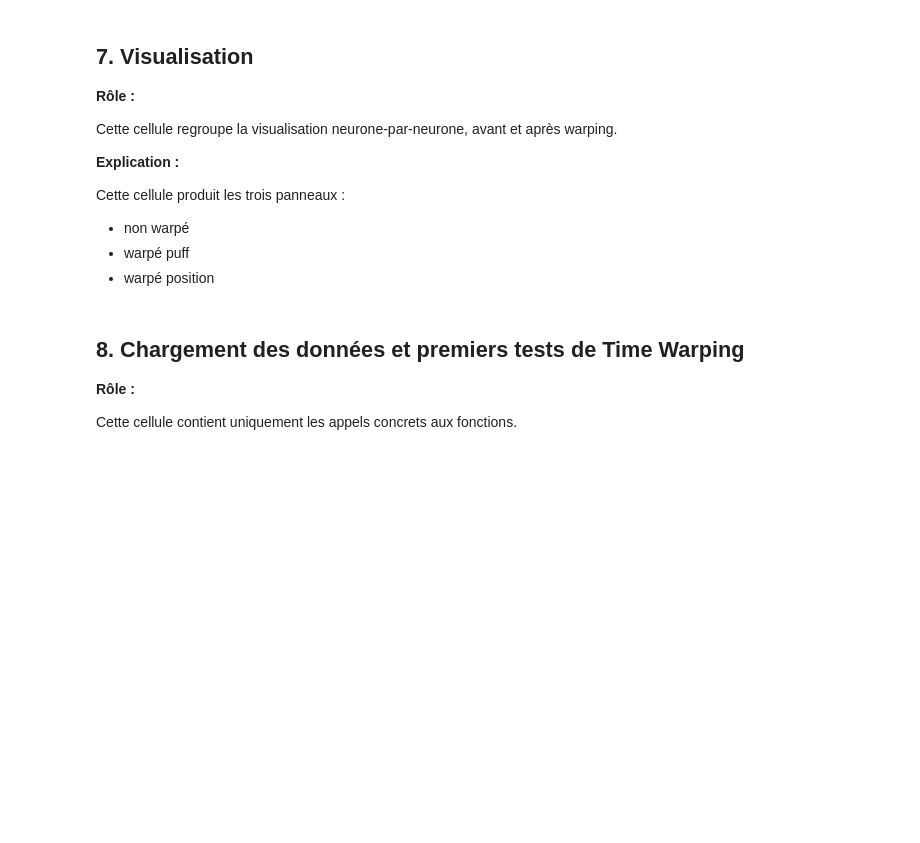
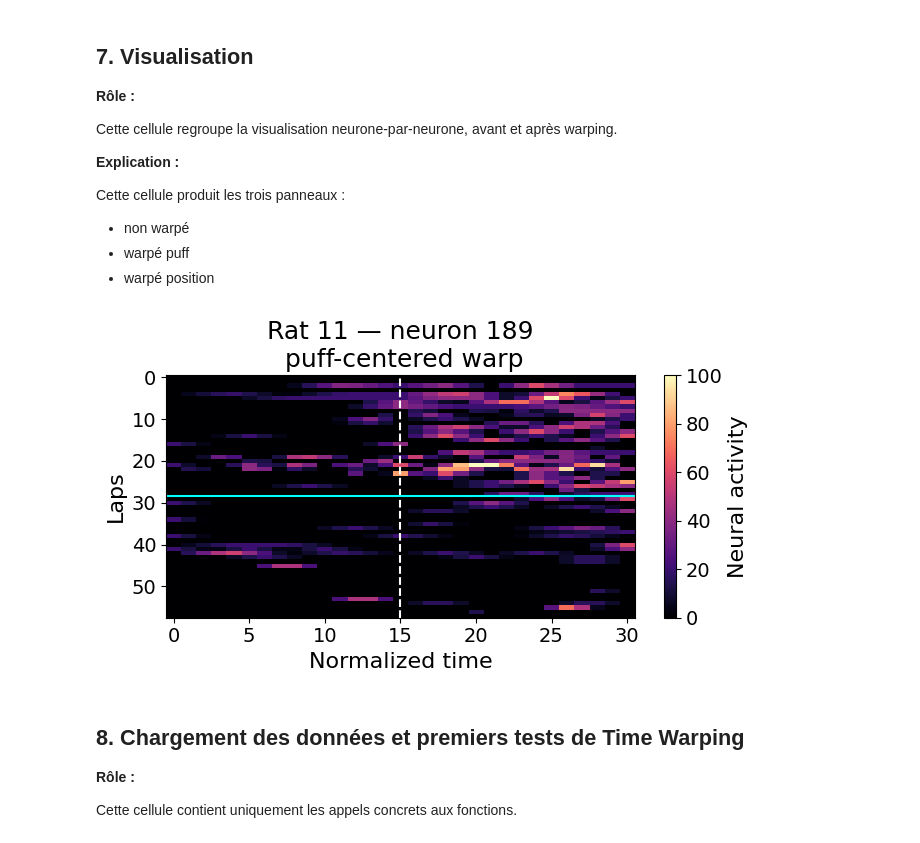
Before and after one commit to Clairaxe/Stage, a Jupyter notebook: projet/main/3_TimeWarp.ipynb, the cells around one changed output. Cells and saved outputs as stored; diff of their text form; code cells hidden in the pictures; blank space fills up the shorter version.

```diff
--- a/projet/main/3_TimeWarp.ipynb
+++ b/projet/main/3_TimeWarp.ipynb
@@ -806,6 +806,87 @@ def plot_warped_neuron(
 
     fig.colorbar(im2, ax=axes, label="Neural activity")
     plt.show()
+# %%
+# TO DELETE AFTER
+
+def plot_air_puff_warped_neuron(
+    data_full,
+    neuron_idx,
+    session="run",
+    dt_ms=50,
+    halfwidth_cm=20,
+    track_length_cm=180,
+    corridor_left=0.25,
+    corridor_right=0.85,
+    n_time_bins=31,
+    cancel_on_backtrack=True,
+    eps=1e-12,
+    rat_name="Rat",
+):
+    M, y, lap_ids = build_warped_matrix_for_neuron(
+        data_full=data_full,
+        neuron_idx=neuron_idx,
+        session=session,
+        dt_ms=dt_ms,
+        halfwidth_cm=halfwidth_cm,
+        track_length_cm=track_length_cm,
+        corridor_left=corridor_left,
+        corridor_right=corridor_right,
+        n_time_bins=n_time_bins,
+        warp_mode="puff_time",
+        cancel_on_backtrack=cancel_on_backtrack,
+        eps=eps,
+    )
+
+    M, y, lap_ids = sort_rows_by_label(M, y, lap_ids)
+
+    cmap_obj = plt.cm.get_cmap("magma").copy()
+    cmap_obj.set_bad(color="black")
+
+    plt.figure(figsize=(7, 4))
+
+    im = plt.imshow(
+        M,
+        aspect="auto",
+        cmap=cmap_obj,
+        interpolation="nearest",
+    )
+
+    plt.axvline(
+        M.shape[1] // 2,
+        color="white",
+        linestyle="--",
+        linewidth=1.5,
+    )
+
+    n_safe = np.sum(y == 0)
+    if 0 < n_safe < len(y):
+        plt.axhline(
+            n_safe - 0.5,
+            color="cyan",
+            linewidth=1.5,
+        )
+
+    plt.title(f"{rat_name} — neuron {neuron_idx}\n puff-centered warp")
+    plt.xlabel("Normalized time")
+    plt.ylabel("Laps")
+
+    plt.colorbar(im, label="Neural activity")
+
+    plt.tight_layout()
+    plt.show()
+
+data_11 = scipy.io.loadmat('../data/Rat11-20150327_proces_bin5.mat')
+
+plot_air_puff_warped_neuron(
+    data_full=data_11,
+    neuron_idx=189,
+    session="run",
+    n_time_bins=31,
+    rat_name="Rat 11",
+)
+# %% [output]
+[figure, added]
 # %% [markdown]
 ## 8. Chargement des données et premiers tests de Time Warping
 
```
Also changed, not shown: parts of 12 cells of this notebook, 17 other files.
